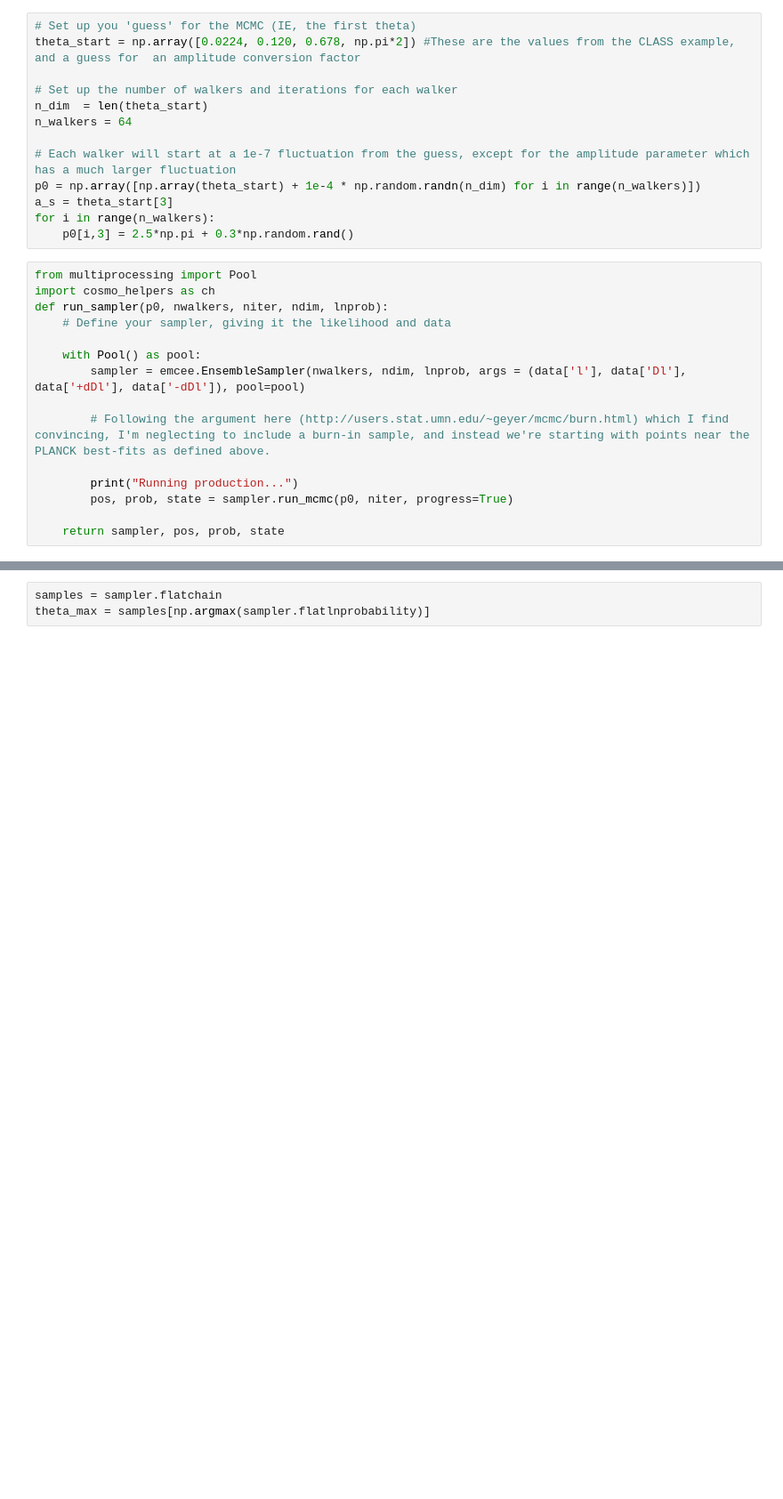
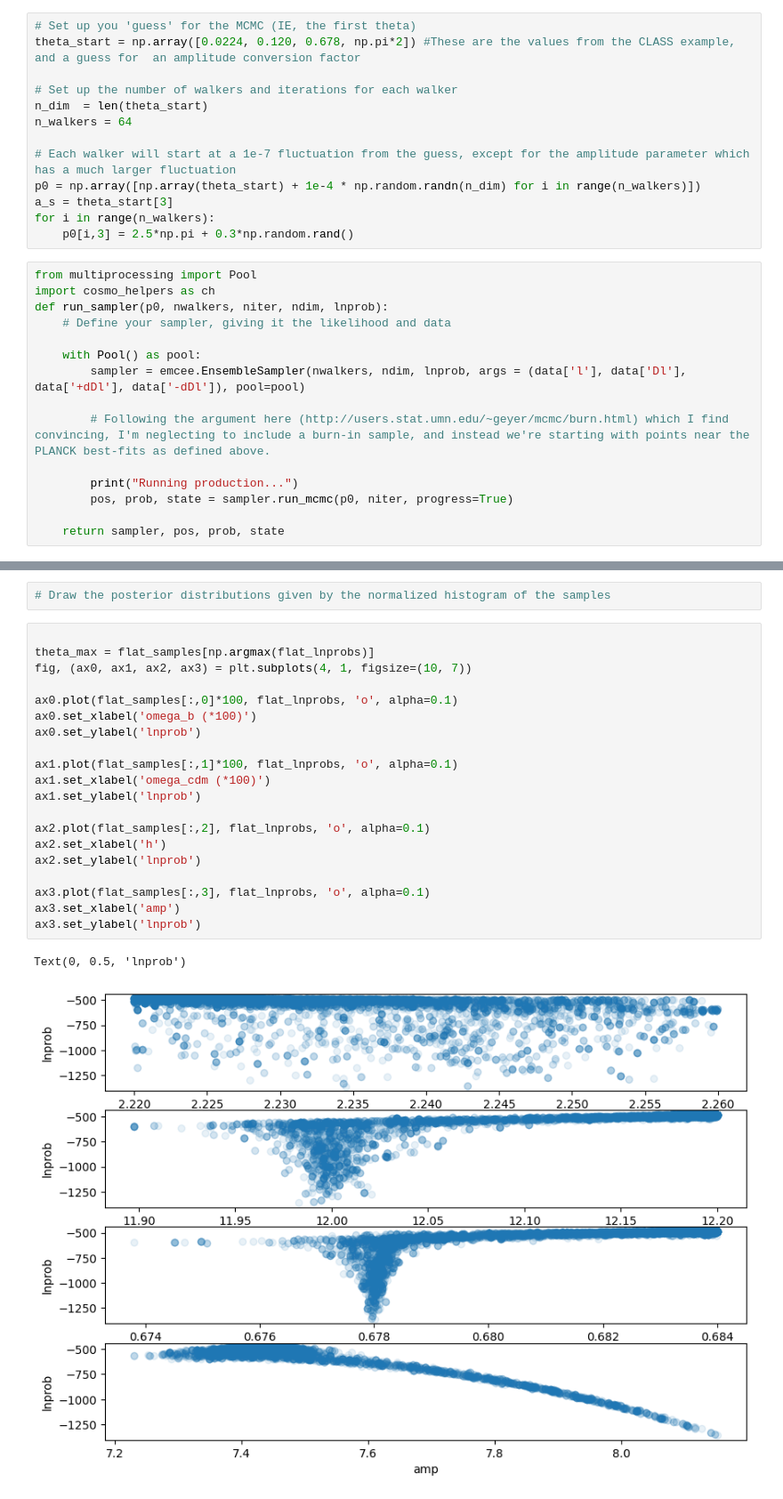
Before and after one commit to jybook/Cosmology_Final_Project, a Jupyter notebook: cosmology_project.ipynb, the cells around one changed output, grey strips where cells are left out. Shown at 89% size. Saved outputs shown, nothing was run; the diff lists cells and outputs as text; blank space fills up the shorter version.

```diff
--- a/cosmology_project.ipynb
+++ b/cosmology_project.ipynb
@@ -276,6 +306,28 @@ plotter(sampler)
-# %%
-samples = sampler.flatchain
-theta_max = samples[np.argmax(sampler.flatlnprobability)]
+# %%
+# Draw the posterior distributions given by the normalized histogram of the samples
+# %%
+
+theta_max = flat_samples[np.argmax(flat_lnprobs)]
+fig, (ax0, ax1, ax2, ax3) = plt.subplots(4, 1, figsize=(10, 7))
+
+ax0.plot(flat_samples[:,0]*100, flat_lnprobs, 'o', alpha=0.1)
+ax0.set_xlabel('omega_b (*100)')
+ax0.set_ylabel('lnprob')
+
+ax1.plot(flat_samples[:,1]*100, flat_lnprobs, 'o', alpha=0.1)
+ax1.set_xlabel('omega_cdm (*100)')
+ax1.set_ylabel('lnprob')
+
+ax2.plot(flat_samples[:,2], flat_lnprobs, 'o', alpha=0.1)
+ax2.set_xlabel('h')
+ax2.set_ylabel('lnprob')
+
+ax3.plot(flat_samples[:,3], flat_lnprobs, 'o', alpha=0.1)
+ax3.set_xlabel('amp')
+ax3.set_ylabel('lnprob')
+# %% [output]
+Text(0, 0.5, 'lnprob')
+[figure, added]
 # %%
 # Check CLASS' solution for the standard set of parameters against the PLANCK data
 
```
Also changed, not shown: parts of 31 cells of this notebook, 9 other files.
